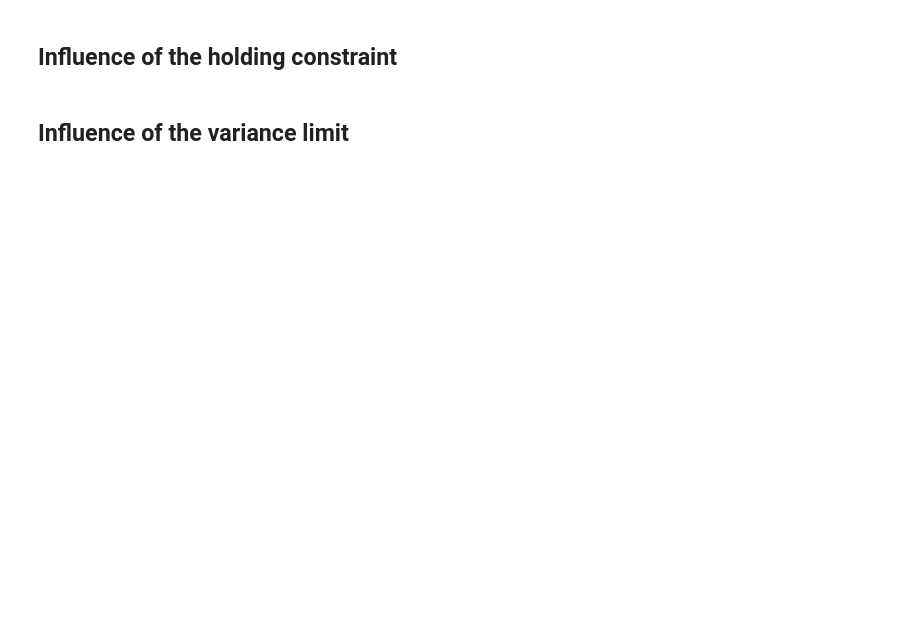
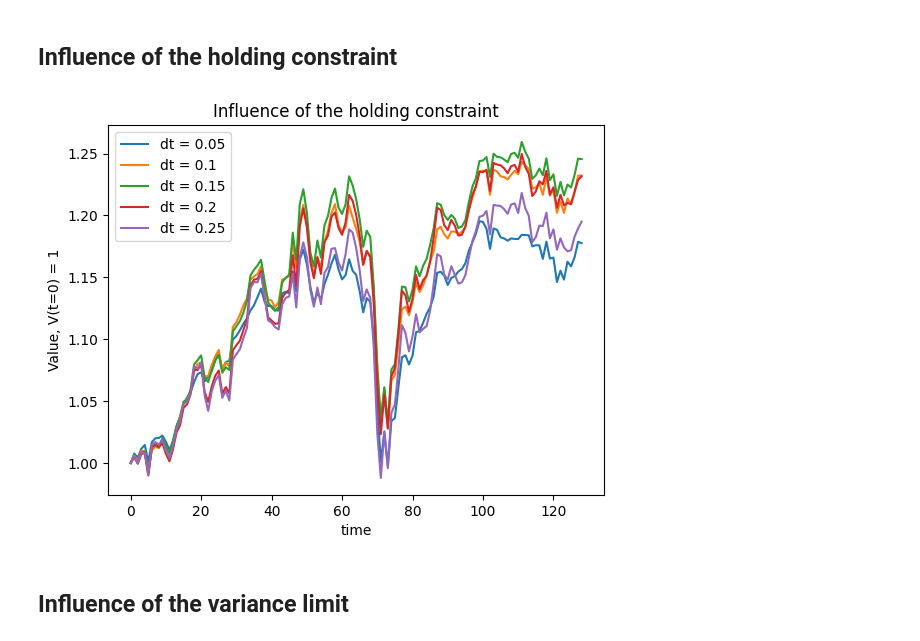
Before and after one commit to Hadrienvnt/Portfolio-Optimisation, a Jupyter notebook: dynamic_weights_allocation - in progress.ipynb, the cells around one changed output. Saved outputs shown, nothing was run; the diff lists cells and outputs as text; code cells hidden in the pictures; blank space fills up the shorter version.

```diff
--- a/dynamic_weights_allocation - in progress.ipynb
+++ b/dynamic_weights_allocation - in progress.ipynb
@@ -162,4 +198,20 @@ plt.show()
 # %% [markdown]
 ## Influence of the holding constraint
+# %%
+holding_constraints = [0.05,0.1,0.15,0.20,0.25]
+for M in holding_constraints:
+    try:
+        _,V = realocation(returns,w_max=M)
+        plt.plot(time,V,label=f'dt = {M}')
+    except TypeError:
+        print('No solution for holding constraint:', M)
+
+plt.legend()
+plt.xlabel('time')
+plt.ylabel('Value, V(t=0) = 1')
+plt.title('Influence of the holding constraint')
+plt.show()
+# %% [output]
+[figure, added]
 # %% [markdown]
 ## Influence of the variance limit
```
Also changed, not shown: parts of 5 cells of this notebook.
